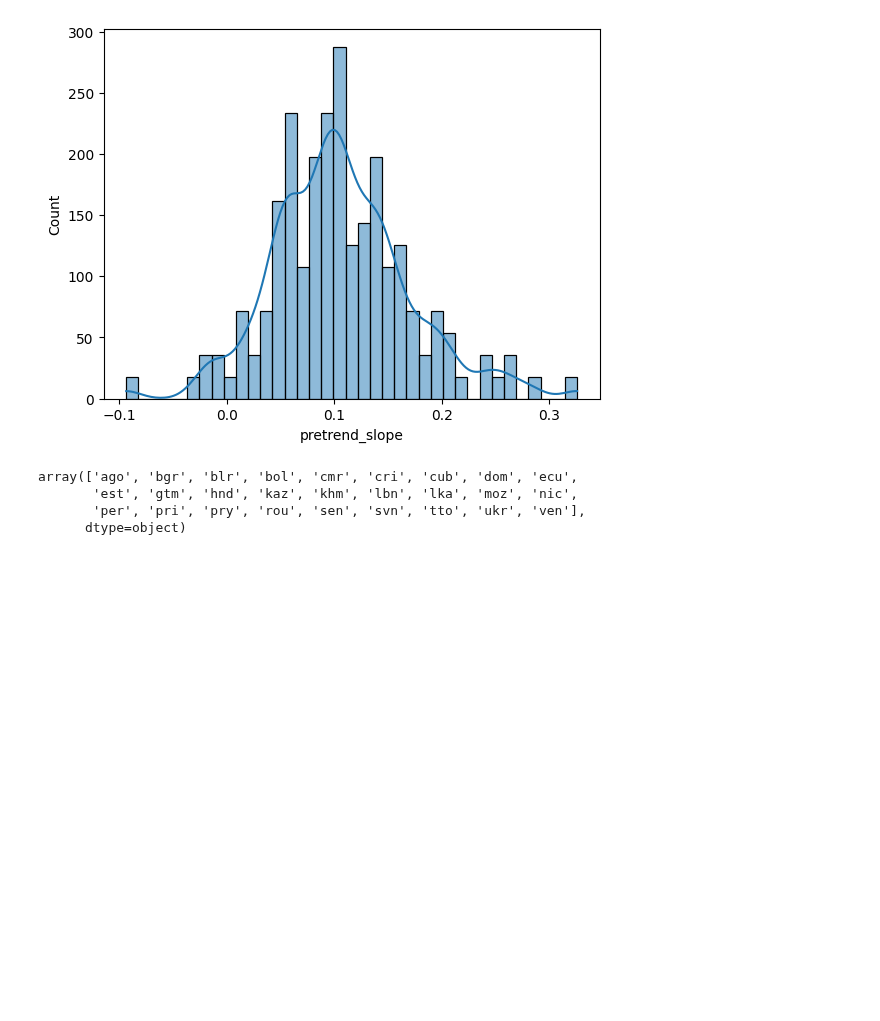
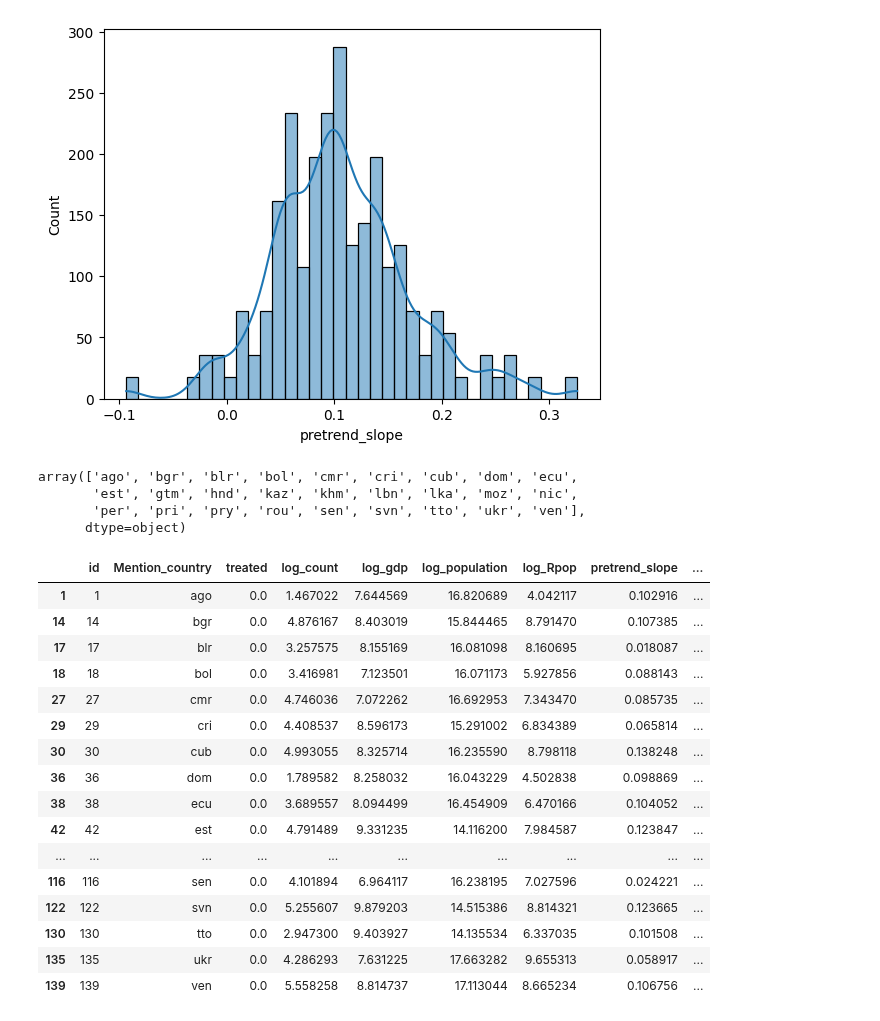
Before and after one commit to YasAsgari/Arab_spring_scholarly_attention, a Jupyter notebook: DiD analysis with matching/matching.ipynb, the cells around one changed output. Cells and saved outputs as stored; diff of their text form; code cells hidden in the pictures; blank space fills up the shorter version.

```diff
--- a/DiD analysis with matching/matching.ipynb
+++ b/DiD analysis with matching/matching.ipynb
@@ -186,3 +186,23 @@ matched['cem_w'] = np.where(
 )
 # %%
 matched.to_csv(r'C:\Users\Yasaman\Arab Spring Paper\Arab Spring Code\DiD analysis with matching\matched_data.csv', index=False)
+# %%
+matched[matched['treated']==0]
+# %% [output]
+|  | id | Mention_country | treated | log_count | log_gdp | log_population | log_Rpop | pretrend_slope | ... |
+| 1 | 1 | ago | 0.0 | 1.467022 | 7.644569 | 16.820689 | 4.042117 | 0.102916 | ... |
+| 14 | 14 | bgr | 0.0 | 4.876167 | 8.403019 | 15.844465 | 8.791470 | 0.107385 | ... |
+| 17 | 17 | blr | 0.0 | 3.257575 | 8.155169 | 16.081098 | 8.160695 | 0.018087 | ... |
+| 18 | 18 | bol | 0.0 | 3.416981 | 7.123501 | 16.071173 | 5.927856 | 0.088143 | ... |
+| 27 | 27 | cmr | 0.0 | 4.746036 | 7.072262 | 16.692953 | 7.343470 | 0.085735 | ... |
+| 29 | 29 | cri | 0.0 | 4.408537 | 8.596173 | 15.291002 | 6.834389 | 0.065814 | ... |
+| 30 | 30 | cub | 0.0 | 4.993055 | 8.325714 | 16.235590 | 8.798118 | 0.138248 | ... |
+| 36 | 36 | dom | 0.0 | 1.789582 | 8.258032 | 16.043229 | 4.502838 | 0.098869 | ... |
+| 38 | 38 | ecu | 0.0 | 3.689557 | 8.094499 | 16.454909 | 6.470166 | 0.104052 | ... |
+| 42 | 42 | est | 0.0 | 4.791489 | 9.331235 | 14.116200 | 7.984587 | 0.123847 | ... |
+| ... | ... | ... | ... | ... | ... | ... | ... | ... | ... |
+| 116 | 116 | sen | 0.0 | 4.101894 | 6.964117 | 16.238195 | 7.027596 | 0.024221 | ... |
+| 122 | 122 | svn | 0.0 | 5.255607 | 9.879203 | 14.515386 | 8.814321 | 0.123665 | ... |
+| 130 | 130 | tto | 0.0 | 2.947300 | 9.403927 | 14.135534 | 6.337035 | 0.101508 | ... |
+| 135 | 135 | ukr | 0.0 | 4.286293 | 7.631225 | 17.663282 | 9.655313 | 0.058917 | ... |
+| 139 | 139 | ven | 0.0 | 5.558258 | 8.814737 | 17.113044 | 8.665234 | 0.106756 | ... |
```
Also changed, not shown: 18 other files.
